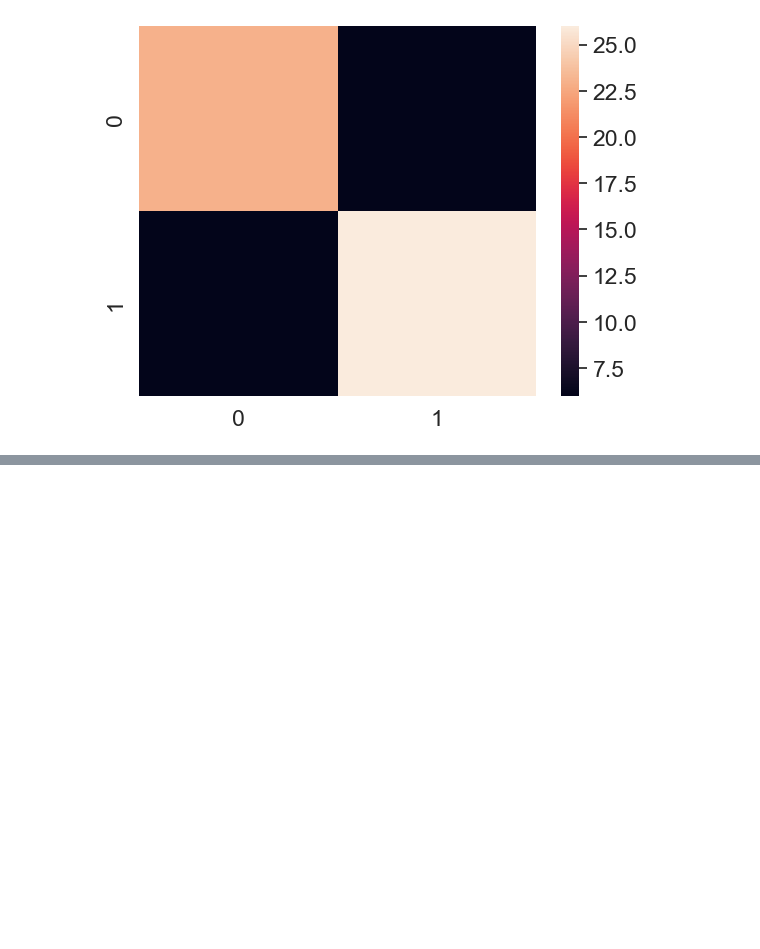
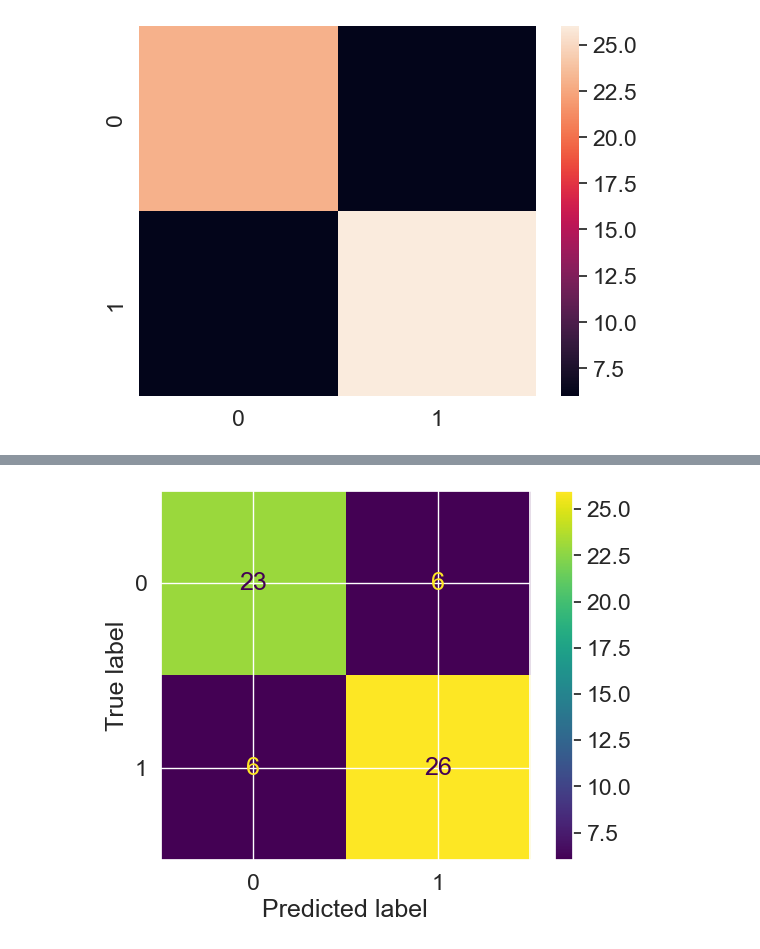
Before and after one commit to JafethHPC/Machine-Learning---Data-Science-Course, a Jupyter notebook: Notebooks/Learning/Introduction-to-scikit-learn.ipynb, the cells around one changed output, grey strips where cells are left out. Cells and saved outputs as stored; diff of their text form; code cells hidden in the pictures; blank space fills up the shorter version.

```diff
--- a/Notebooks/Learning/Introduction-to-scikit-learn.ipynb
+++ b/Notebooks/Learning/Introduction-to-scikit-learn.ipynb
@@ -1205,0 +1404,6 @@ sns.heatmap(conf_mat);
+# %%
+from sklearn.metrics import confusion_matrix
+
+y_preds = clf.predict(X_test)
+
+confusion_matrix(y_test, y_preds)
@@ -1205,0 +1437,5 @@ sns.heatmap(conf_mat);
+# %%
+ConfusionMatrixDisplay.from_predictions(y_true=y_test,
+                                        y_pred=y_preds);
+# %% [output]
+[figure, added]
```
Also changed, not shown: parts of 101 cells of this notebook, 1 other file.
